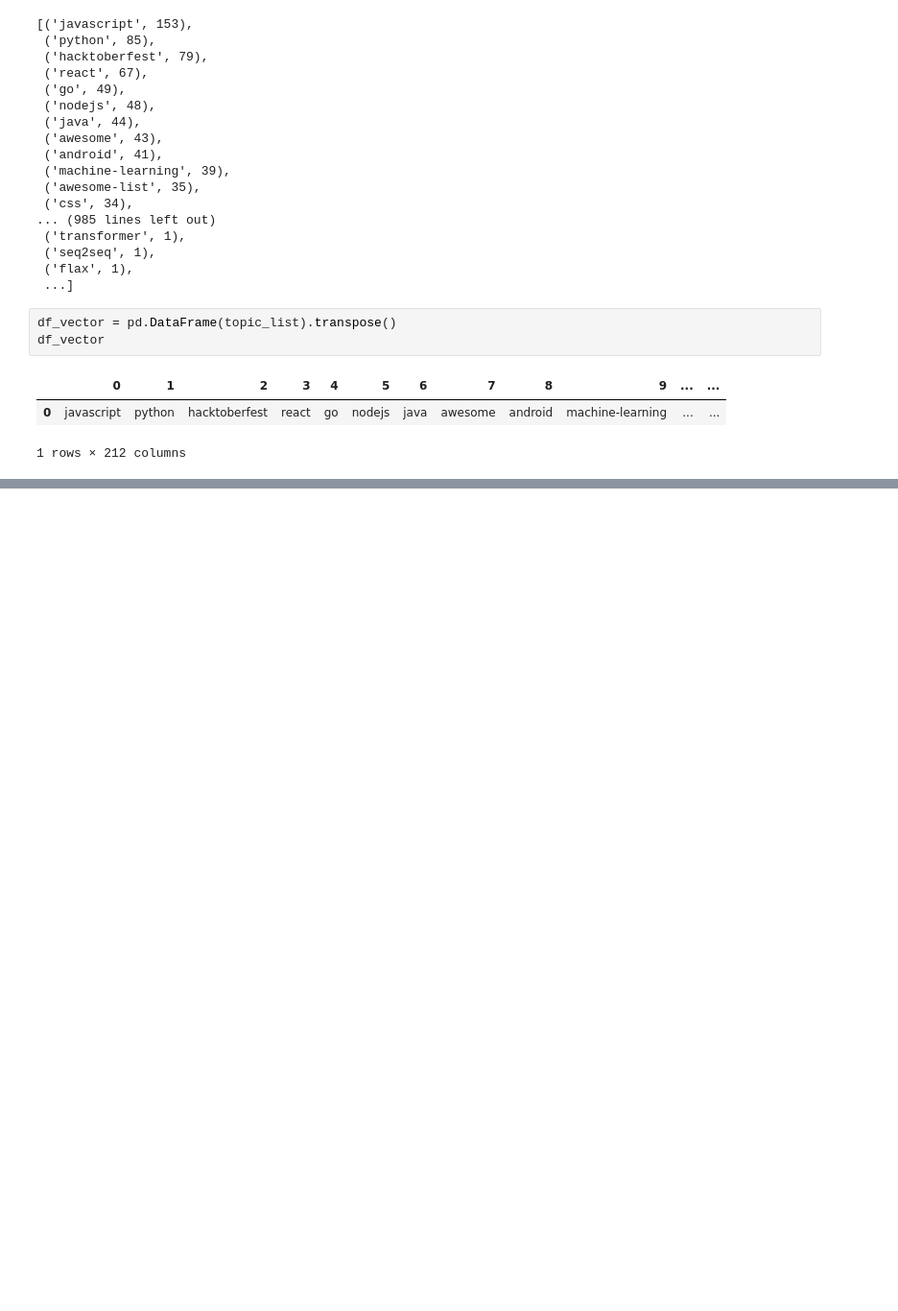
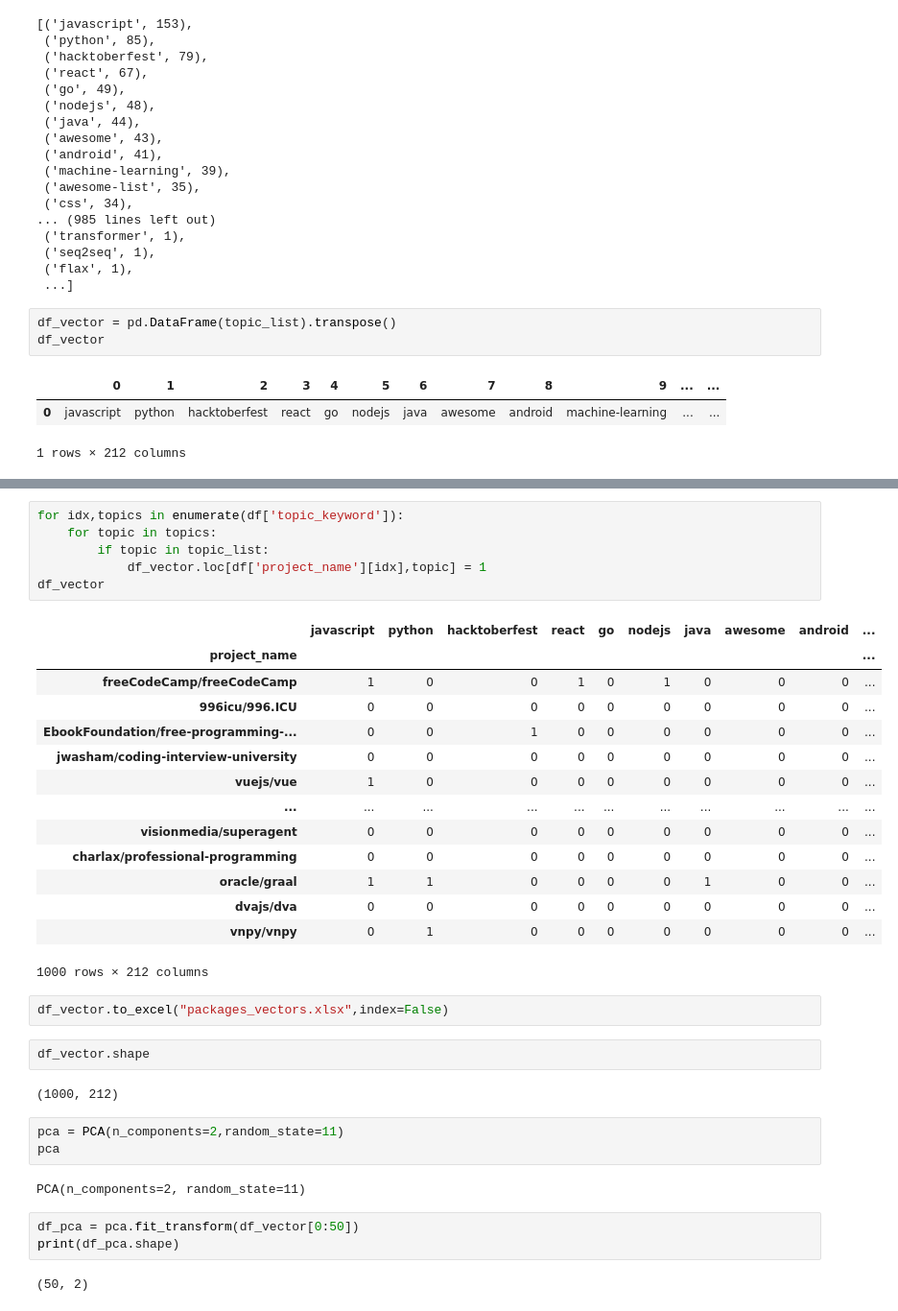
Before and after one commit to park1997/GitHub_Crawling_TextMining_Project, a Jupyter notebook: ParkByeongHyeon/Github_kmeans_clustering.ipynb, the cells around one changed output, grey strips where cells are left out. Shown at 96% size. Cells and saved outputs as stored; diff of their text form; blank space fills up the shorter version.

```diff
--- a/ParkByeongHyeon/Github_kmeans_clustering.ipynb
+++ b/ParkByeongHyeon/Github_kmeans_clustering.ipynb
@@ -99,0 +119,37 @@ for topics in df['topic_keyword']:
+# %%
+for idx,topics in enumerate(df['topic_keyword']):
+    for topic in topics:
+        if topic in topic_list:
+            df_vector.loc[df['project_name'][idx],topic] = 1
+df_vector
+# %% [output]
+|  | javascript | python | hacktoberfest | react | go | nodejs | java | awesome | android | ... |
+| project_name |  |  |  |  |  |  |  |  |  | ... |
+| freeCodeCamp/freeCodeCamp | 1 | 0 | 0 | 1 | 0 | 1 | 0 | 0 | 0 | ... |
+| 996icu/996.ICU | 0 | 0 | 0 | 0 | 0 | 0 | 0 | 0 | 0 | ... |
+| EbookFoundation/free-programming-... | 0 | 0 | 1 | 0 | 0 | 0 | 0 | 0 | 0 | ... |
+| jwasham/coding-interview-university | 0 | 0 | 0 | 0 | 0 | 0 | 0 | 0 | 0 | ... |
+| vuejs/vue | 1 | 0 | 0 | 0 | 0 | 0 | 0 | 0 | 0 | ... |
+| ... | ... | ... | ... | ... | ... | ... | ... | ... | ... | ... |
+| visionmedia/superagent | 0 | 0 | 0 | 0 | 0 | 0 | 0 | 0 | 0 | ... |
+| charlax/professional-programming | 0 | 0 | 0 | 0 | 0 | 0 | 0 | 0 | 0 | ... |
+| oracle/graal | 1 | 1 | 0 | 0 | 0 | 0 | 1 | 0 | 0 | ... |
+| dvajs/dva | 0 | 0 | 0 | 0 | 0 | 0 | 0 | 0 | 0 | ... |
+| vnpy/vnpy | 0 | 1 | 0 | 0 | 0 | 0 | 0 | 0 | 0 | ... |
+1000 rows × 212 columns
+# %%
+df_vector.to_excel("packages_vectors.xlsx",index=False)
+# %%
+df_vector.shape
+# %% [output]
+(1000, 212)
+# %%
+pca = PCA(n_components=2,random_state=11)
+pca
+# %% [output]
+PCA(n_components=2, random_state=11)
+# %%
+df_pca = pca.fit_transform(df_vector[0:50])
+print(df_pca.shape)
+# %% [output]
+(50, 2)
```
Also changed, not shown: parts of 17 cells of this notebook.
